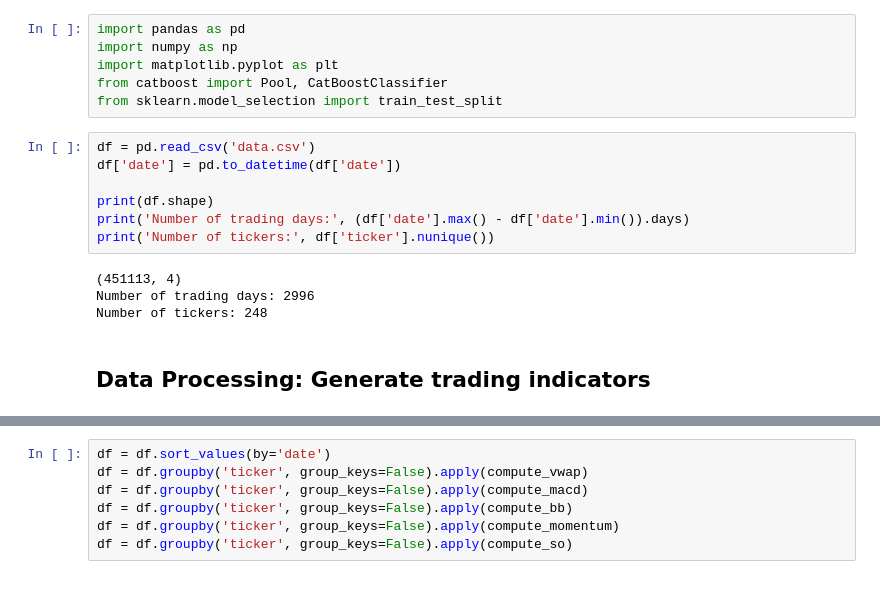
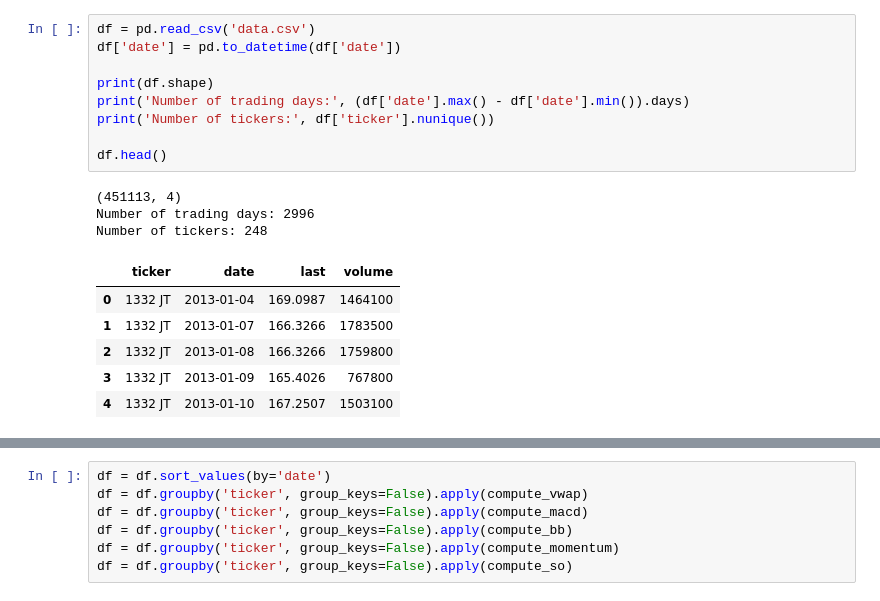
Before and after one commit to zyunnn/playground_project, a Jupyter notebook: coding_test.ipynb, the cells around one changed output, grey strips where cells are left out. Drawn from its saved outputs; the diff is of its cells as text.

```diff
--- a/coding_test.ipynb
+++ b/coding_test.ipynb
@@ -3,19 +37,19 @@
-# %%
-import pandas as pd
-import numpy as np
-import matplotlib.pyplot as plt
-from catboost import Pool, CatBoostClassifier
-from sklearn.model_selection import train_test_split
 # %%
 df = pd.read_csv('data.csv')
 df['date'] = pd.to_datetime(df['date'])
 
 print(df.shape)
 print('Number of trading days:', (df['date'].max() - df['date'].min()).days)
 print('Number of tickers:', df['ticker'].nunique())
+
+df.head()
 # %% [output]
 (451113, 4)
 Number of trading days: 2996
 Number of tickers: 248
+|  | ticker | date | last | volume |
+| 0 | 1332 JT | 2013-01-04 | 169.0987 | 1464100 |
+| 1 | 1332 JT | 2013-01-07 | 166.3266 | 1783500 |
+| 2 | 1332 JT | 2013-01-08 | 166.3266 | 1759800 |
+| 3 | 1332 JT | 2013-01-09 | 165.4026 | 767800 |
+| 4 | 1332 JT | 2013-01-10 | 167.2507 | 1503100 |
-# %% [markdown]
-## Data Processing: Generate trading indicators
```
Also changed, not shown: parts of 23 cells of this notebook, 1 other file.
